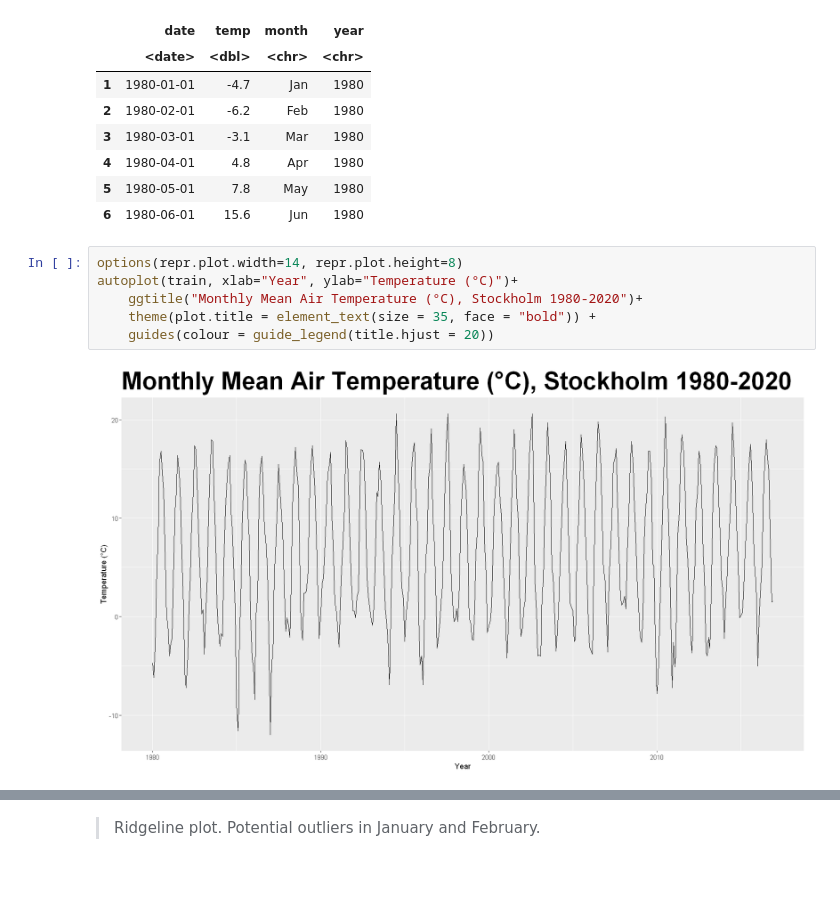
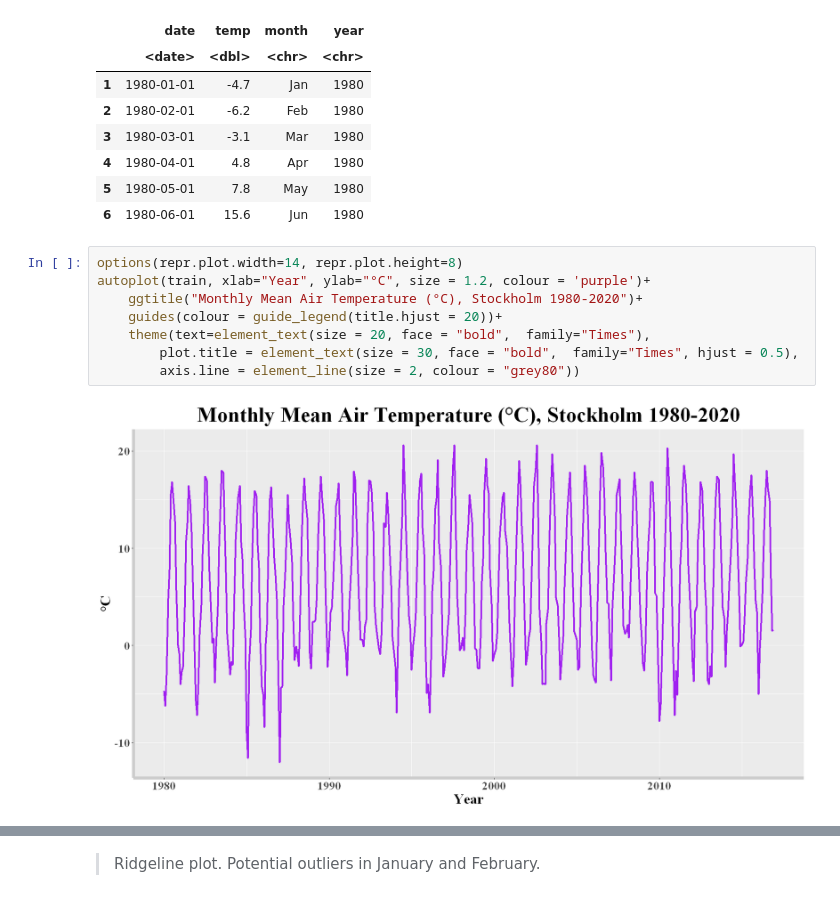
Before and after one commit to AndreasPalmgren/Sthlm-Temp-ARIMA, a Jupyter notebook: SthlmMeanTemperature.ipynb, the cells around one changed output, grey strips where cells are left out. Cells and saved outputs as stored; diff of their text form.

Commit message:
plot change

```diff
--- a/SthlmMeanTemperature.ipynb
+++ b/SthlmMeanTemperature.ipynb
@@ -86,9 +76,11 @@ A data.frame: 6 × 4
 | 6 | 1980-06-01 | 15.6 | Jun | 1980 |
 # %%
 options(repr.plot.width=14, repr.plot.height=8)
-autoplot(train, xlab="Year", ylab="Temperature (°C)")+
+autoplot(train, xlab="Year", ylab="°C", size = 1.2, colour = 'purple')+
     ggtitle("Monthly Mean Air Temperature (°C), Stockholm 1980-2020")+
-    theme(plot.title = element_text(size = 35, face = "bold")) +
-    guides(colour = guide_legend(title.hjust = 20))
+    guides(colour = guide_legend(title.hjust = 20))+
+    theme(text=element_text(size = 20, face = "bold",  family="Times"),
+        plot.title = element_text(size = 30, face = "bold",  family="Times", hjust = 0.5),
+        axis.line = element_line(size = 2, colour = "grey80"))
 # %% [output]
-[figure, old version]
+[figure, new version]
```
Also changed, not shown: parts of 3 cells of this notebook.
